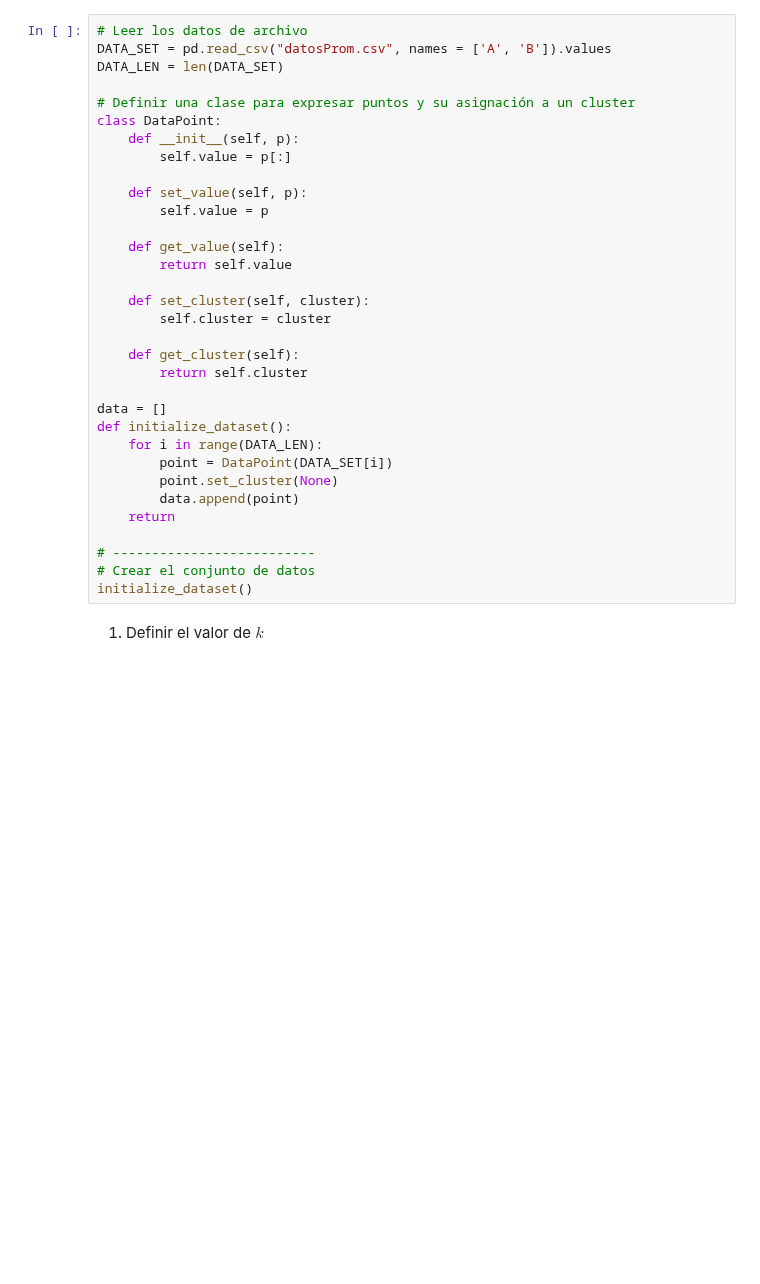
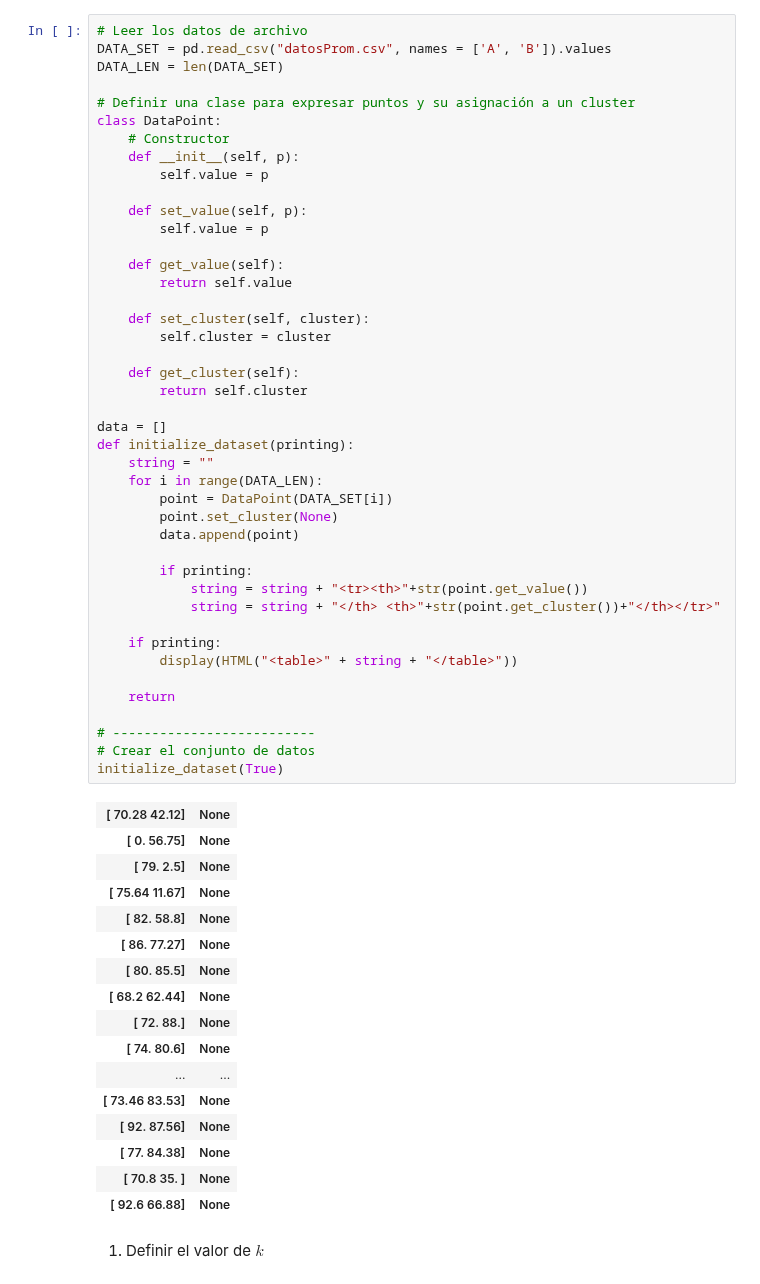
Before and after one commit to rsotoc/pattern-recognition, a Jupyter notebook: 3.4 Clustering IV.ipynb, the cells around one changed output. Saved outputs shown, nothing was run; the diff lists cells and outputs as text; blank space fills up the shorter version.

```diff
--- a/3.4 Clustering IV.ipynb
+++ b/3.4 Clustering IV.ipynb
@@ -49,36 +56,63 @@ TALK = True # TALK = True, imprime resultados parciales
 # %%
 # Leer los datos de archivo
 DATA_SET = pd.read_csv("datosProm.csv", names = ['A', 'B']).values
 DATA_LEN = len(DATA_SET)
 
 # Definir una clase para expresar puntos y su asignación a un cluster
 class DataPoint:
+    # Constructor
     def __init__(self, p):
-        self.value = p[:]
+        self.value = p
 
     def set_value(self, p):
         self.value = p
 
     def get_value(self):
         return self.value
 
     def set_cluster(self, cluster):
         self.cluster = cluster
 
     def get_cluster(self):
         return self.cluster
 
 data = []
-def initialize_dataset():
+def initialize_dataset(printing):
+    string = ""
     for i in range(DATA_LEN):
         point = DataPoint(DATA_SET[i])
         point.set_cluster(None)
         data.append(point)
+
+        if printing:
+            string = string + "<tr><th>"+str(point.get_value())
+            string = string + "</th> <th>"+str(point.get_cluster())+"</th></tr>"
+
+    if printing:
+        display(HTML("<table>" + string + "</table>"))
+
     return
 
 # --------------------------
 # Crear el conjunto de datos
-initialize_dataset()
+initialize_dataset(True)
+# %% [output]
+| [ 70.28 42.12] | None |
+| [ 0. 56.75] | None |
+| [ 79. 2.5] | None |
+| [ 75.64 11.67] | None |
+| [ 82. 58.8] | None |
+| [ 86. 77.27] | None |
+| [ 80. 85.5] | None |
+| [ 68.2 62.44] | None |
+| [ 72. 88.] | None |
+| [ 74. 80.6] | None |
+| ... | ... |
+| [ 73.46 83.53] | None |
+| [ 92. 87.56] | None |
+| [ 77. 84.38] | None |
+| [ 70.8 35. ] | None |
+| [ 92.6 66.88] | None |
 # %% [markdown]
 1) Definir el valor de $k$
 # %%
```
Also changed, not shown: parts of 21 cells of this notebook, 4 other files.
